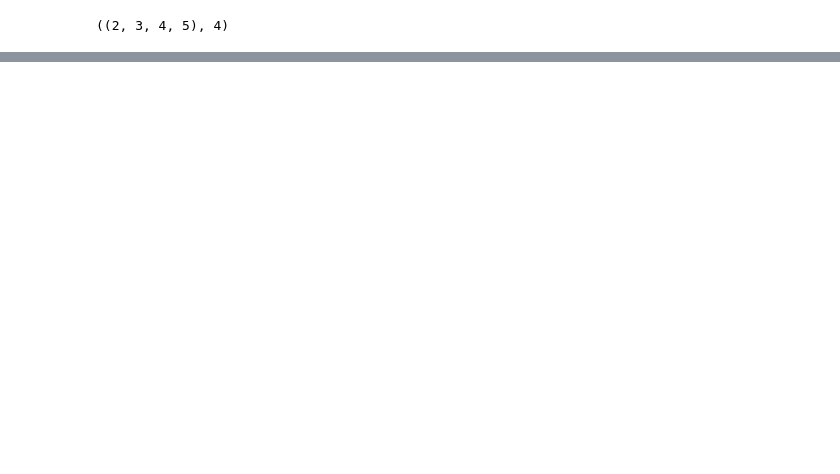
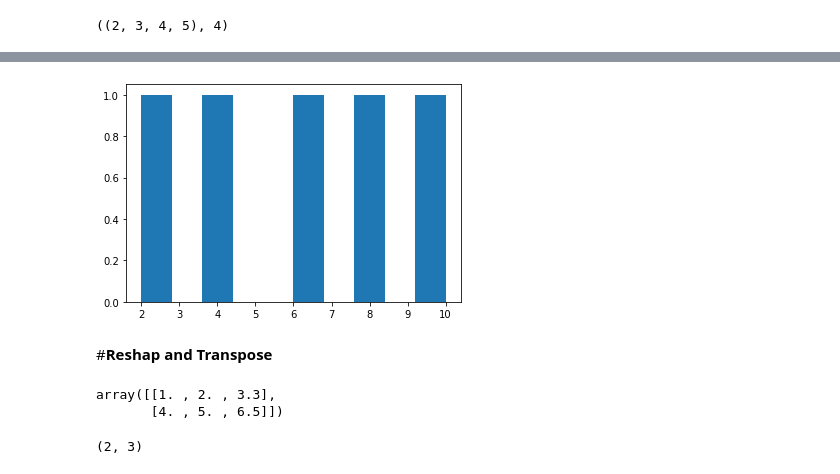
Before and after one commit to El-Nico/tensorflow-notes, a Jupyter notebook: NumPy_notes.ipynb, the cells around one changed output, grey strips where cells are left out. Drawn from its saved outputs; the diff is of its cells as text; code cells hidden in the pictures; blank space fills up the shorter version.

```diff
--- a/NumPy_notes.ipynb
+++ b/NumPy_notes.ipynb
@@ -307,0 +524,16 @@ array([[[[3, 1, 1, 8],
+# %%
+plt.hist(low_var_array)
+plt.show()
+# %% [output]
+[figure, added]
+# %% [markdown]
+#**Reshap and Transpose**
+# %%
+a2
+# %% [output]
+array([[1. , 2. , 3.3],
+       [4. , 5. , 6.5]])
+# %%
+a2.shape
+# %% [output]
+(2, 3)
```
Also changed, not shown: parts of 67 cells of this notebook.
